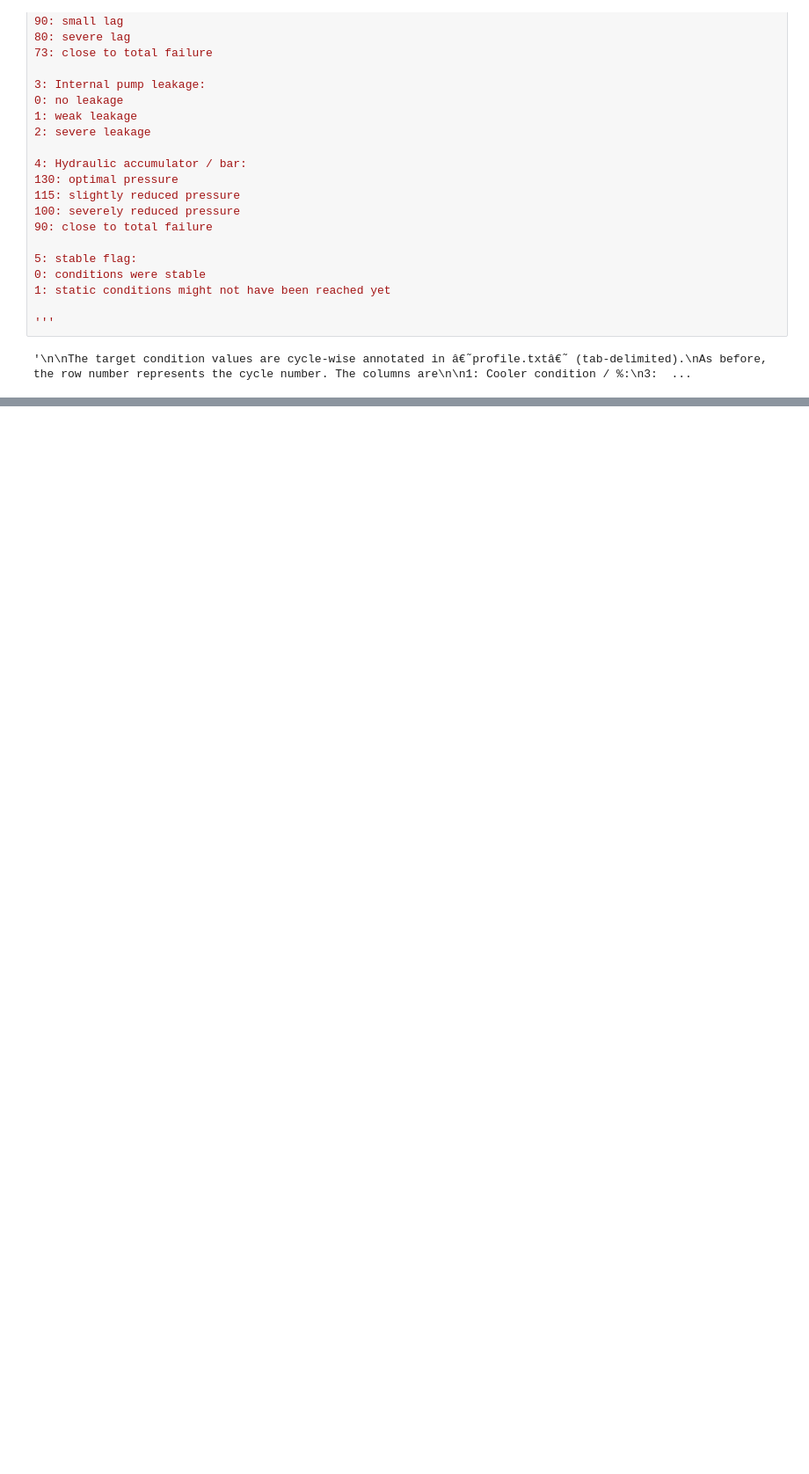
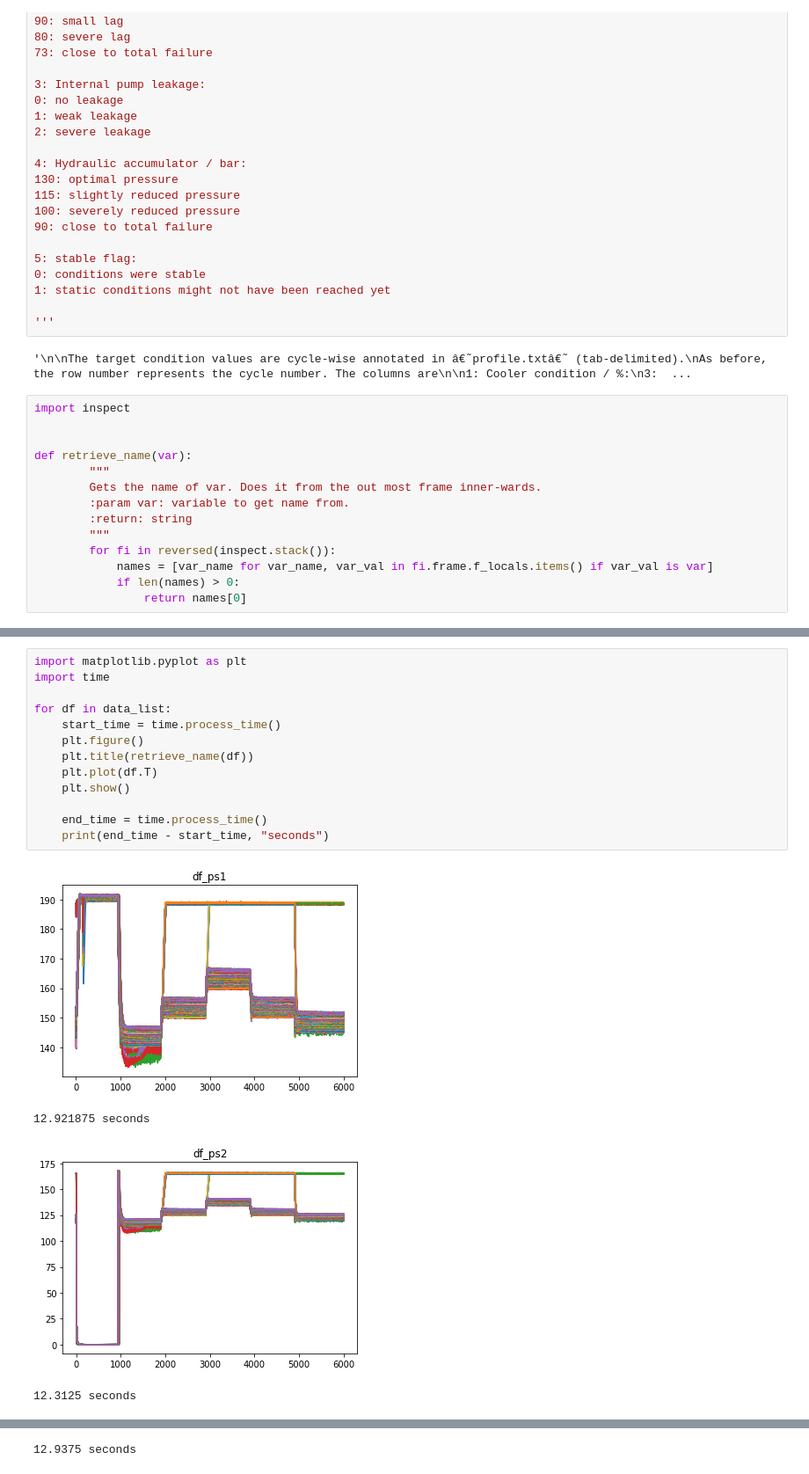
Before and after one commit to fahadijaz/Condition-monitoring-of-hydraulic-systems, a Jupyter notebook: Condition monitoring Data.ipynb, the cells around one changed output, grey strips where cells are left out. Shown at 88% size. Drawn from its saved outputs; the diff is of its cells as text; blank space fills up the shorter version.

Commit message:
Visualising the data with different target variables

```diff
--- a/Condition monitoring Data.ipynb
+++ b/Condition monitoring Data.ipynb
@@ -142,3 +142,17 @@ As before, the row number represents the cycle number. The columns are
 '''
 # %% [output]
 '\n\nThe target condition values are cycle-wise annotated in â€˜profile.txtâ€˜ (tab-delimited).\nAs before, the row number represents the cycle number. The columns are\n\n1: Cooler condition / %:\n3:  ...
+# %%
+import inspect
+
+
+def retrieve_name(var):
+        """
+        Gets the name of var. Does it from the out most frame inner-wards.
+        :param var: variable to get name from.
+        :return: string
+        """
+        for fi in reversed(inspect.stack()):
+            names = [var_name for var_name, var_val in fi.frame.f_locals.items() if var_val is var]
+            if len(names) > 0:
+                return names[0]
@@ -144,0 +161,18 @@ As before, the row number represents the cycle number. The columns are
+# %%
+import matplotlib.pyplot as plt
+import time
+
+for df in data_list:
+    start_time = time.process_time()
+    plt.figure()
+    plt.title(retrieve_name(df))
+    plt.plot(df.T)
+    plt.show()
+
+    end_time = time.process_time()
+    print(end_time - start_time, "seconds")
+# %% [output]
+[figure, added]
+12.921875 seconds
+[figure, added]
+12.3125 seconds
@@ -144,0 +180 @@ As before, the row number represents the cycle number. The columns are
+12.9375 seconds
```
Also changed, not shown: parts of 9 cells of this notebook.
